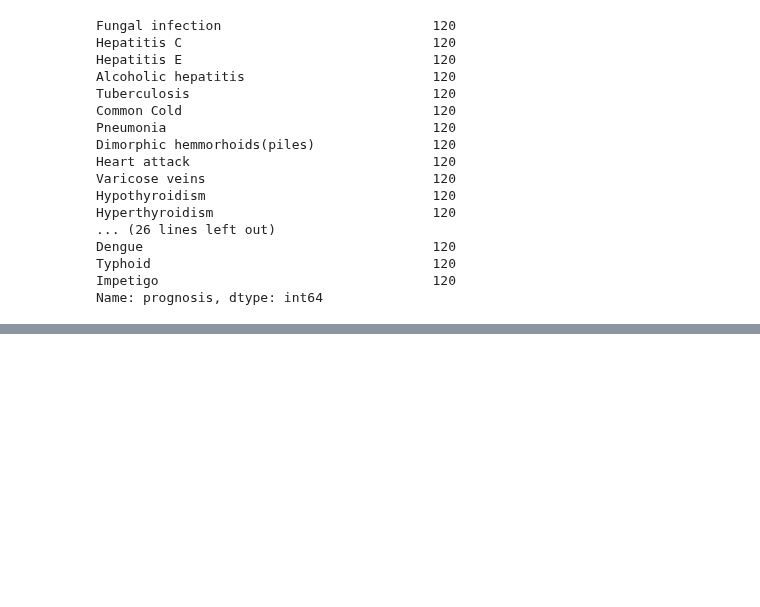
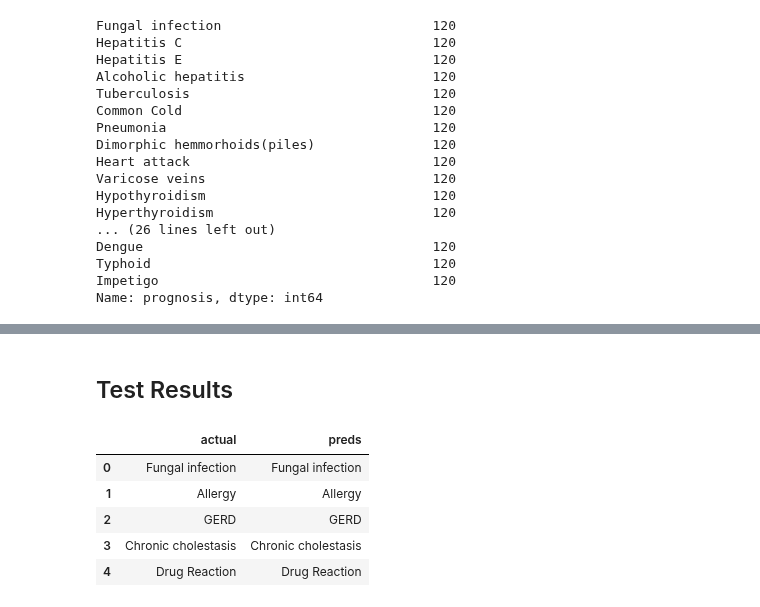
Before and after one commit to disease-outbreak/disease-outbreak, a Jupyter notebook: MVP.ipynb, the cells around one changed output, grey strips where cells are left out. Drawn from its saved outputs; the diff is of its cells as text; code cells hidden in the pictures; blank space fills up the shorter version.

```diff
--- a/MVP.ipynb
+++ b/MVP.ipynb
@@ -19,0 +17,2 @@ df2.head()
+# %%
+test = pd.read_csv('disease.csv')
@@ -19,0 +28,2 @@ df2.head()
+# %%
+X_test, y_test = xy_split(test)
@@ -98,0 +189,14 @@ X_train.shape, X_val.shape
+# %% [markdown]
+## Test Results
+# %%
+y_test_res = pd.DataFrame({'actual': y_test,
+                            'preds': lm.predict(X_test)})
+
+y_test_res.head()
+# %% [output]
+|  | actual | preds |
+| 0 | Fungal infection | Fungal infection |
+| 1 | Allergy | Allergy |
+| 2 | GERD | GERD |
+| 3 | Chronic cholestasis | Chronic cholestasis |
+| 4 | Drug Reaction | Drug Reaction |
```
Also changed, not shown: parts of 42 cells of this notebook.
